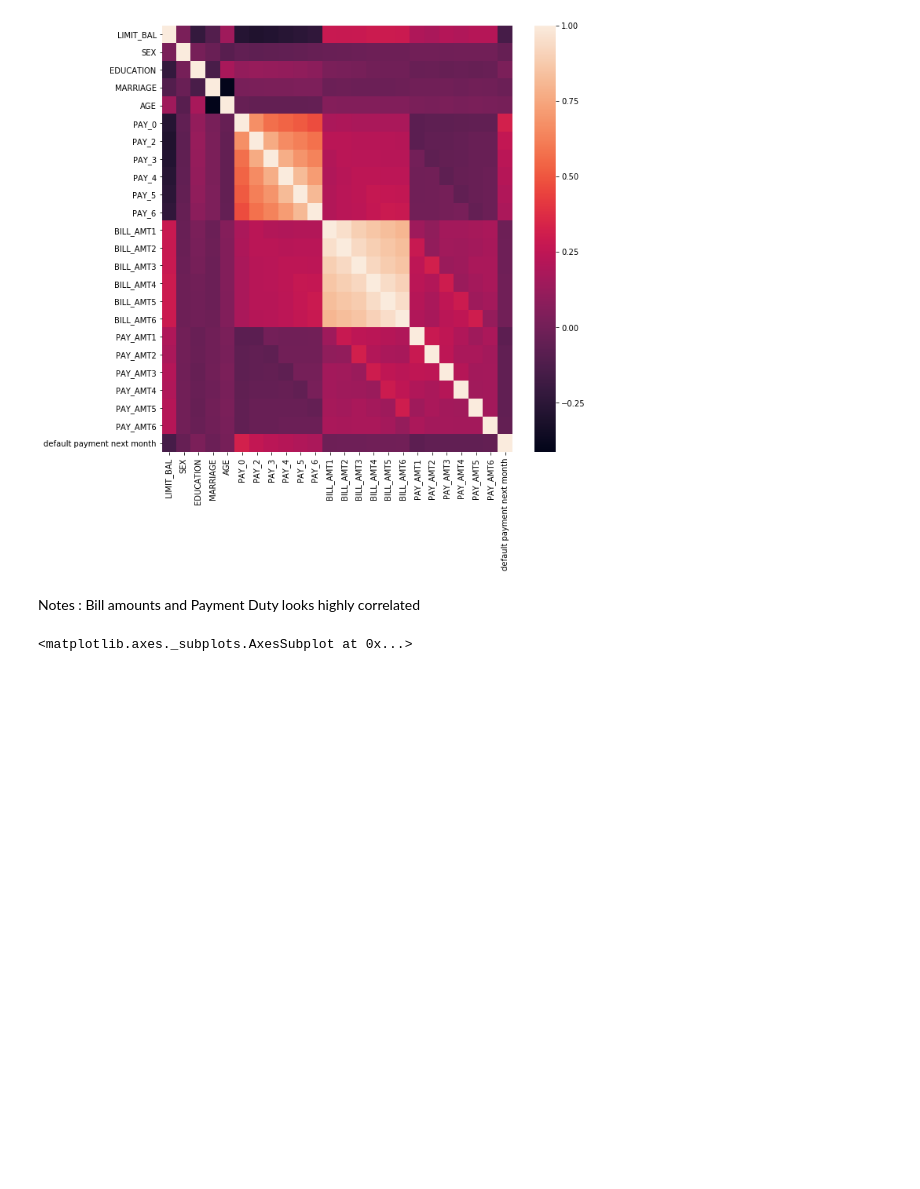
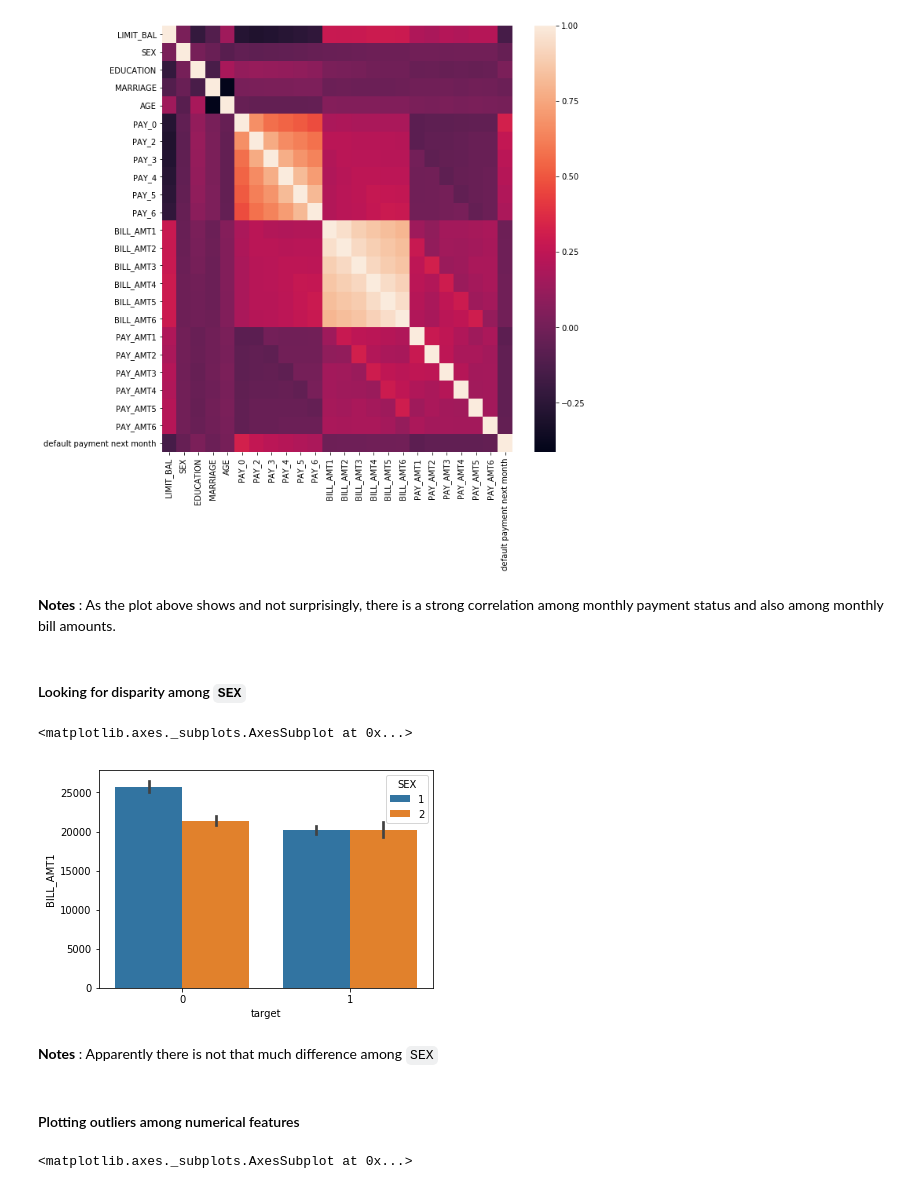
Before and after one commit to fleralle/default-credit-card, a Jupyter notebook: eda.ipynb, the cells around one changed output. Cells and saved outputs as stored; diff of their text form; code cells hidden in the pictures; blank space fills up the shorter version.

```diff
--- a/eda.ipynb
+++ b/eda.ipynb
@@ -9,6 +50,7 @@ warnings.filterwarnings('ignore')
 # %%
 credits = pd.read_excel('credit-cards.xls', header=1)
 credits.drop(columns=['ID'], inplace=True)  # Remove ID column
+credits.rename(columns={'default payment next month': 'target'}, inplace=True)  # Rename target column 'default payment status'
 credits.head()
 # %% [output]
 |  | LIMIT_BAL | SEX | EDUCATION | MARRIAGE | AGE | PAY_0 | PAY_2 | PAY_3 | PAY_4 | PAY_5 | ... |
@@ -68,8 +138,20 @@ sns.heatmap(credits.corr())
 # %% [output]
 <matplotlib.axes._subplots.AxesSubplot at 0x...>
 [figure]
-# %% [markdown]
-Notes : Bill amounts and Payment Duty looks highly correlated
+# %% [markdown]
+**Notes** : As the plot above shows and not surprisingly, there is a strong correlation among monthly payment status and also among monthly bill amounts.
+# %% [markdown]
+#### Looking for disparity among `SEX`
+# %%
+from numpy import median
+sns.barplot(x='target', y='BILL_AMT1', hue='SEX', data=credits, estimator=median, ci=68)
+# %% [output]
+<matplotlib.axes._subplots.AxesSubplot at 0x...>
+[figure, added]
+# %% [markdown]
+**Notes** : Apparently there is not that much difference among `SEX`
+# %% [markdown]
+#### Plotting outliers among numerical features
 # %%
 numerical_features = [
     'LIMIT_BAL',
```
Also changed, not shown: parts of 28 cells of this notebook, 4 other files.
